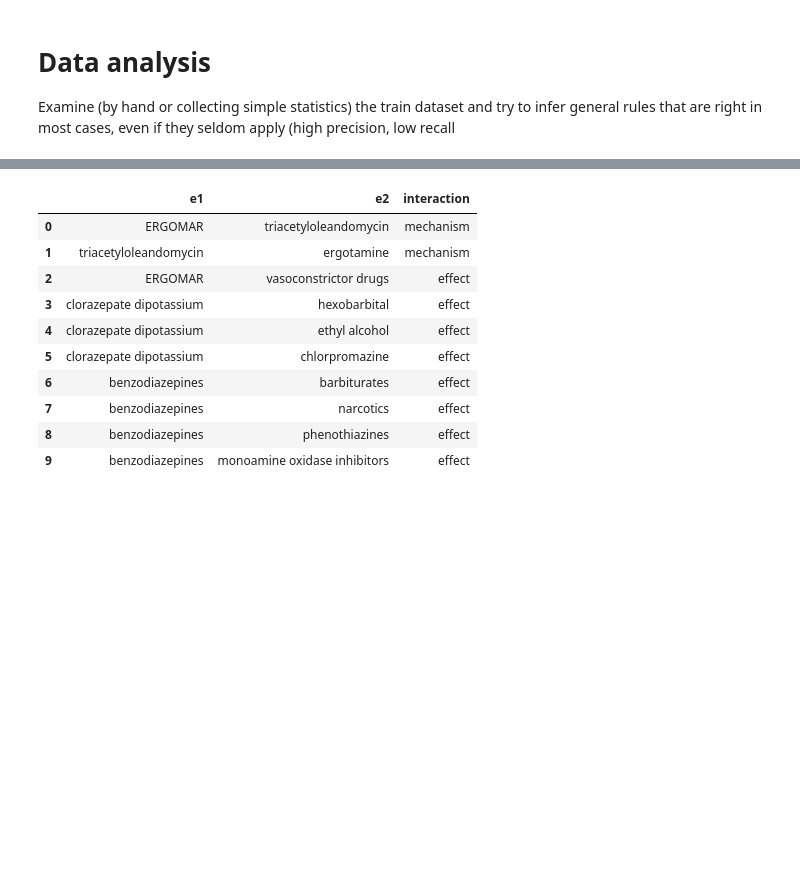
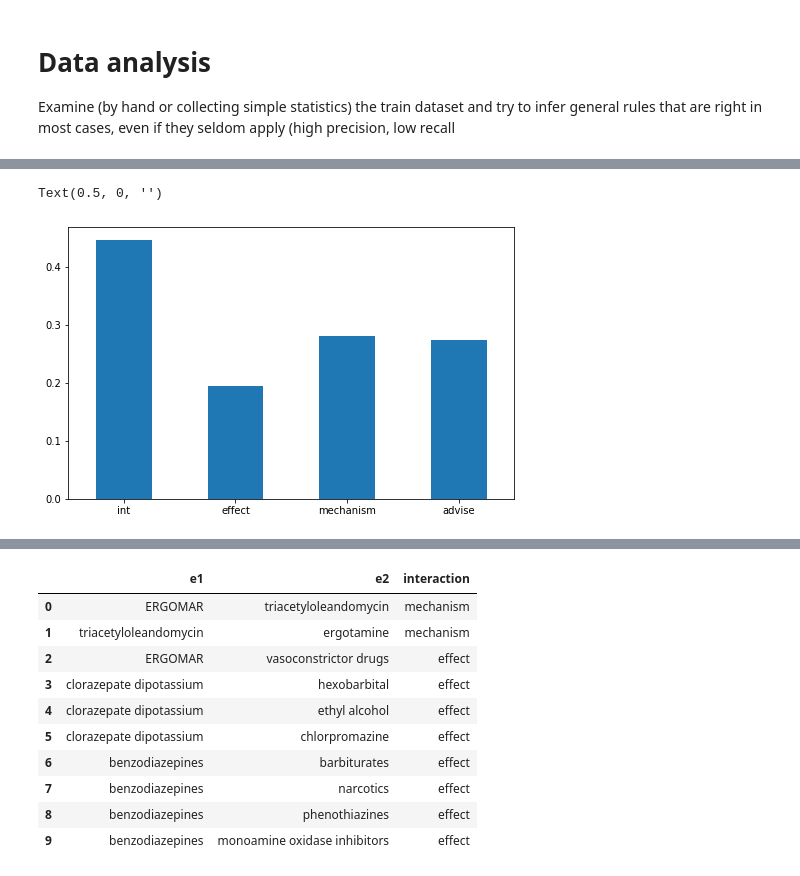
Before and after one commit to mponsclo/Advanced_Human_Language_Technologies, a Jupyter notebook: 2. DDI/EDA.ipynb, the cells around one changed output, grey strips where cells are left out. Saved outputs shown, nothing was run; the diff lists cells and outputs as text; code cells hidden in the pictures; blank space fills up the shorter version.

```diff
--- a/2. DDI/EDA.ipynb
+++ b/2. DDI/EDA.ipynb
@@ -10,0 +55,6 @@ cases, even if they seldom apply (high precision, low recall
+# %%
+# tree = analyze("Interaction between oxytocin and antidiuretic hormone and its effect on the milk secretion by alveoli of the mammary gland of lactating rats.")
+# print(tree.nodes.items())
+s2 = "Co-administration of oral ketoconazole 200 mg twice daily increased retapamulin geometric mean AUC(0-24) and Cmax by 81% after topical application of retapamulin ointment, 1% on the abraded skin of healthy adult males. "
+tree = analyze(s2)
+print(tree.tree())
@@ -46,0 +160,13 @@ print(pairs)
+# %%
+
+for i, pair_list in enumerate(pairs):
+    analysis = analyses[i]
+    for pair in pair_list:
+        e1_tag, e2_tag, address_difference = analyze_interactions_train( analysis, entities, pair['e1'], pair['e2'])
+        pair['e1_tag'] = e1_tag
+        pair['e2_tag'] = e2_tag
+        pair['address_difference'] = address_difference
+
+temp_pairs = [item for sublist in pairs for item in sublist]
+df = pd.DataFrame(temp_pairs)
+df.head()
@@ -46,0 +180,14 @@ print(pairs)
+# %%
+df_advise = df.loc[df['interaction']=='advise']
+df_effect = df.loc[df['interaction']=='effect']
+df_int = df.loc[df['interaction']=='int']
+df_mechanism = df.loc[df['interaction']=='mechanism']
+
+advise_count = df_advise.shape[0]
+effect_count = df_effect.shape[0]
+int_count = df_int.shape[0]
+mechanism_count = df_mechanism.shape[0]
+
+interaction_counts = pd.DataFrame(df.groupby('interaction').count()['e1'])
+ax = interaction_counts.plot.bar(figsize = (8,5), rot=0, legend = False)
+ax.set_xlabel("")
@@ -46,0 +206,12 @@ print(pairs)
+# %%
+#e1 is an NNP
+df1 = pd.DataFrame({'lab' : ['int', 'effect', 'mechanism', 'advise'], 'Count' : [df_int.loc[lambda df: df['e1_tag']=='NNP'].count()[0]/int_count,
+                                                                            df_effect.loc[lambda df: df['e1_tag']=='NNP'].count()[0]/effect_count,
+                                                                            df_mechanism.loc[lambda df: df['e1_tag']=='NNP'].count()[0]/mechanism_count,
+                                                                            df_advise.loc[lambda df: df['e1_tag']=='NNP'].count()[0]/advise_count]})
+
+ax = df1.plot.bar(x='lab', y = 'Count', figsize = (8,5), rot=0, legend = False)
+ax.set_xlabel("")
+# %% [output]
+Text(0.5, 0, '')
+[figure, added]
```
Also changed, not shown: parts of 19 cells of this notebook.
